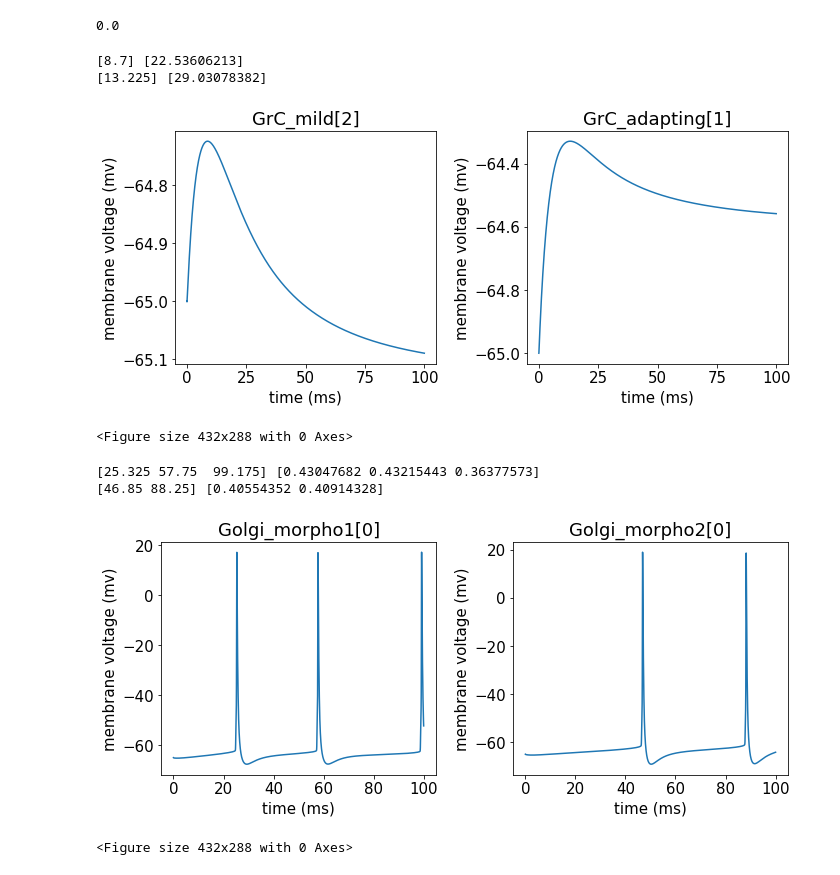
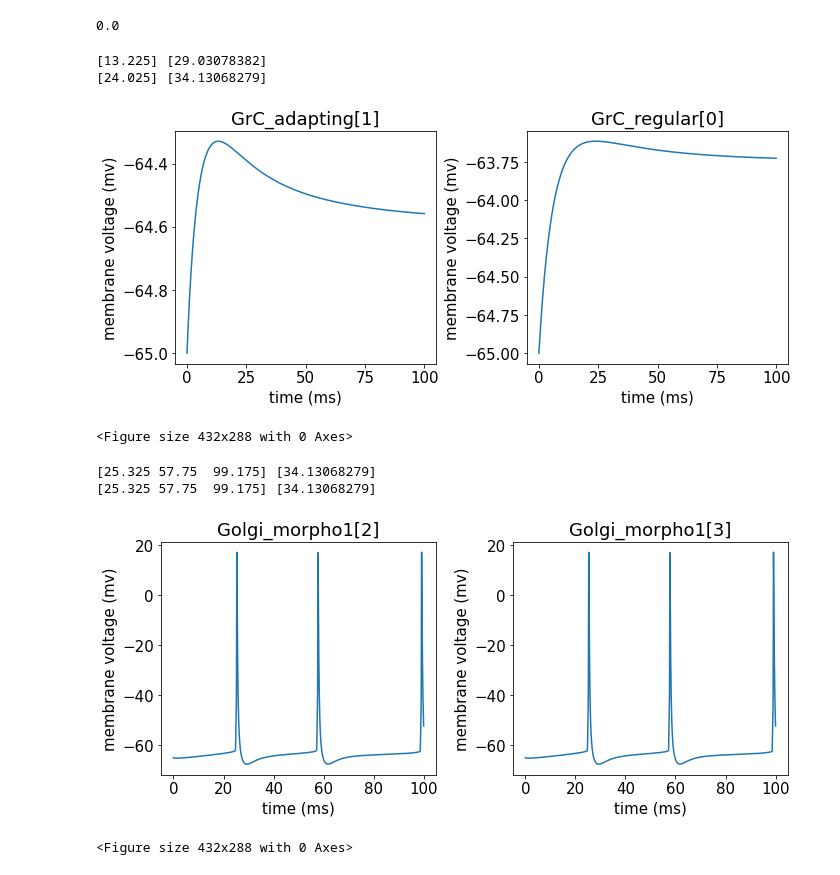
Before and after one commit to Spiritreaper331/Honors-Project-2022, a Jupyter notebook: Cerebellum Model/small_network.ipynb, the cells around one changed output. Drawn from its saved outputs; the diff is of its cells as text; code cells hidden in the pictures.

```diff
--- a/Cerebellum Model/small_network.ipynb
+++ b/Cerebellum Model/small_network.ipynb
@@ -28,8 +28,8 @@ local_random = np.random.default_rng(123)
 # Instantiation of the cell templates
 
 golgi_cells = [[Golgi(i, morpho) for i in range(count)] for morpho, count in (
-    (1, 1),  # morpho 1
-    (2, 1),  # morpho 2
+    (1, 5),  # morpho 1
+    (2, 5),  # morpho 2
  )]
 
 golgi_cells = reduce(operator.concat, golgi_cells)
@@ -100,8 +99,8 @@ Vector[32153]
 # %%
 start_time = 100 # when current injection starts
 stop_time = 1000 # duration
-freq = 10
-amp = 1
+freq = 25 # Hz
+amp = 0.03 # pA
 
 isi = 1000/freq # inter-spike interval
 spike_times = [] # array for spike times
@@ -134,7 +133,7 @@ stim_data_pf = {'delay': start_time, 'duration': stop_time, 'amp': amp, 'spike_t
 stim_data_mf = {'delay': start_time, 'duration': stop_time, 'amp': amp, 'spike_times': spike_times}
 stim_data_aa = {'delay': start_time, 'duration': stop_time, 'amp': amp, 'spike_times': spike_times}
 # %%
-def create_syn_stim(cell, synapses, synapse_data_mf, spike_times):
+def create_syn_stim(cell, synapses, stim_data_mf):
 
     """
     Generates single pulse current to soma of cell.
@@ -146,9 +145,9 @@ def create_syn_stim(cell, synapses, synapse_data_mf, spike_times):
 
     # ask if it makes sense to have iclamp to soma instead of dendrite
     stim = h.IClamp(cell.soma[0](0.5)) # iclamp to soma of cell
-    stim.delay = synapse_data_mf['delay']
-    stim.dur = synapse_data_mf['duration']
-    stim.amp = synapse_data_mf['amp']
+    stim.delay = stim_data_mf['delay']
+    stim.dur = stim_data_mf['duration']
+    stim.amp = stim_data_mf['amp']
     stims_array.append(stim)
 
     # recording of current from iclamp
@@ -164,7 +163,7 @@ def create_syn_stim(cell, synapses, synapse_data_mf, spike_times):
 
     # play method for sending stim to cell using array of spike times
     vs = h.Vector()
-    vs_array.append(vs.play(stim.amp, h.Vector(spike_times)))
+    vs_array.append(vs.play(stim.amp, h.Vector(stim_data_mf['spike_times'])))
 # %%
 for j, grc_cell in enumerate(grc_cells):
 
@@ -173,7 +172,7 @@ for j, grc_cell in enumerate(grc_cells):
     grc_cell.createsyn(4, 4, 3, [0, 1, 2, 3]) # 4 dendritic comparts (0-3)
 
     # mossy fiber connection
-    create_syn_stim(grc_cell, grc_cell.MF_GrC_AMPA + grc_cell.MF_GrC_NMDA_B, stim_data_mf, spike_times)
+    create_syn_stim(grc_cell, grc_cell.MF_GrC_AMPA + grc_cell.MF_GrC_NMDA_B, stim_data_mf)
 
     # golgi cell connection
     for i, golgi_cell in enumerate(golgi_cells):
@@ -187,7 +186,6 @@ for j, golgi_cell in enumerate(golgi_cells):
     # number of AMPA syn, NMDA syn, dend number from 0 to 3
 
     # Create the synapses (max used in the paper: 89, 20, 20)
-    # Not included: inhibitory synapses (up to 20 in the paper)
 
     # 1 Parallel Fiber reaches 8 Golgi cells, each one synapses ~3 times onto a Golgi cell, 400 Parallel Fibers connect to a single Golgi cell
 
@@ -201,7 +199,7 @@ for j, golgi_cell in enumerate(golgi_cells):
                          aa_n=len(ascending_axons))
 
     # Mossy Fiber Connection
-    create_syn_stim(golgi_cell, golgi_cell.L_MF_NMDA_B + golgi_cell.L_MF_AMPA, stim_data_mf, spike_times)
+    create_syn_stim(golgi_cell, golgi_cell.L_MF_NMDA_B + golgi_cell.L_MF_AMPA, stim_data_mf)
 
     # Parallel Fiber Connections
     for i, grc_cell in enumerate(grc_cells):
@@ -222,15 +220,6 @@ for j, golgi_cell in enumerate(golgi_cells):
                    for syn, sec in zip(golgi_cell.L_AA, sections))
         golgi_ncs_array.extend(h.NetCon(sec(0.5)._ref_v, syn.input, 0, 0.1, 1, sec=sec)
                    for syn, sec in zip(golgi_cell.L_AA_NMDA_B, sections))
-
-    # impedance class keeps providing thread error
-    # input_resis_vec = h.Vector()
-    # input_resis.loc(golgi_cell.soma[0](0.5)) # location of where input resis will be measured
-    # input_resis.input(golgi_cell.soma[0](0.5)) # calculates value of input resistance (Megaohms)
-    # input_resis_array.append(input_resis_vec.record(input_resis.transfer)) # store values of input_resis in array
-
-    # golgi_fr_array.append(len(np.array(golgi_cell.spike_time_vec))) # store number of times fired
-    # print(golgi_fr_array)
 # %%
 if DO_IMPEDANCE_MEASUREMENT:
     h.finitialize(h.v_init)
@@ -259,37 +263,39 @@ h.run()
 # %%
 # plot traces of grc cells
 plt.rcParams.update({'font.size': 15})
 fig, axes = plt.subplots(1, 2, figsize = (10, 8))
 
 for j, grc_cell in enumerate(grc_cells):
     plt.subplot(len(grc_cells), 2, j + 1)
-    data = np.array(grc_cell.vm)
 
-    plt.plot(t, data, label=str(grc_cell))
+    plt.plot(t, grc_cell.vm, label=str(grc_cell))
     plt.title(f"{grc_cell}")
     plt.xlabel("time (ms)")
     plt.ylabel("membrane voltage (mv)")
+
+    data = np.array(grc_cell.vm)
+    # peaks, width = get_halfwidth(data, threshold=0, distance=200)
 
     peaks = sp.signal.find_peaks(data, threshold=0, distance=200)
     clipped_data = data.copy()
     clipped_data[clipped_data<-65] = -65
     width, width_height, left_ips, right_ips = sp.signal.peak_widths(clipped_data, peaks[0])
     peaks = peaks[0] * h.dt
     width *= h.dt  # convert from samples to miliseconds
     print(peaks, width)
 
     grc_fr_array.append(len(np.array(grc_cell.spike_time_vec))) # store number of times fired
-    max_grc_v_array.append(np.max(np.array(data)))
-    min_grc_v_array.append(np.min(np.array(data)))
+    max_grc_v_array.append(np.max(data))
+    min_grc_v_array.append(np.min(data))
     grc_halfwidth_array.append(width)
 
 plt.tight_layout()
 plt.show()
 plt.savefig('sm_network_grc_cells.svg', dpi = 300, facecolor='white', transparent=True)
 # %% [output]
-[8.7] [22.53606213]
 [13.225] [29.03078382]
+[24.025] [34.13068279]
-[figure, old version]
+[figure, new version]
 <Figure size 432x288 with 0 Axes>
 # %%
 # plot traces of golgi cells
@@ -298,12 +304,14 @@ fig, axes = plt.subplots(1, 2, figsize = (10, 8))
 
 for j, golgi_cell in enumerate(golgi_cells):
     plt.subplot(len(golgi_cells), 2, j + 1)
-    data = np.array(golgi_cell.vm)
 
     plt.plot(t, golgi_cell.vm, label=str(golgi_cell))
     plt.title(f"{golgi_cell}")
     plt.xlabel("time (ms)")
     plt.ylabel("membrane voltage (mv)")
+
+    data = np.array(golgi_cell.vm)
+    # peaks, width = get_halfwidth(data, threshold=0, distance=200)
 
     peaks = sp.signal.find_peaks(data, threshold=0, distance=200)
     clipped_data = data.copy()
@@ -311,19 +319,20 @@ for j, golgi_cell in enumerate(golgi_cells):
     widths, width_heights, left_ips, right_ips = sp.signal.peak_widths(clipped_data, peaks[0])
     peaks = peaks[0] * h.dt
     widths *= h.dt  # convert from samples to miliseconds
-    print(peaks, widths)
+    print(peaks, width)
 
     golgi_fr_array.append(len(np.array(golgi_cell.spike_time_vec))) # store number of times fired
     max_golgi_v_array.append(np.max(data)) # store max amp
     min_golgi_v_array.append(np.min(data)) # store min amp
+    golgi_halfwidth_array.append(width)
 
 plt.tight_layout()
 plt.show()
 plt.savefig('sm_network_golgi_cells.svg', dpi = 300, facecolor='white', transparent=True)
 # %% [output]
-[25.325 57.75  99.175] [0.43047682 0.43215443 0.36377573]
-[46.85 88.25] [0.40554352 0.40914328]
+[25.325 57.75  99.175] [34.13068279]
+[25.325 57.75  99.175] [34.13068279]
-[figure, old version]
+[figure, new version]
 <Figure size 432x288 with 0 Axes>
 # %%
 # discuss with bush if it makes sense to save these variables that wont work with hdf5 and if they do, how can they be modified to be saved under hdf5
```
Also changed, not shown: parts of 6 cells of this notebook, 9 other files.
